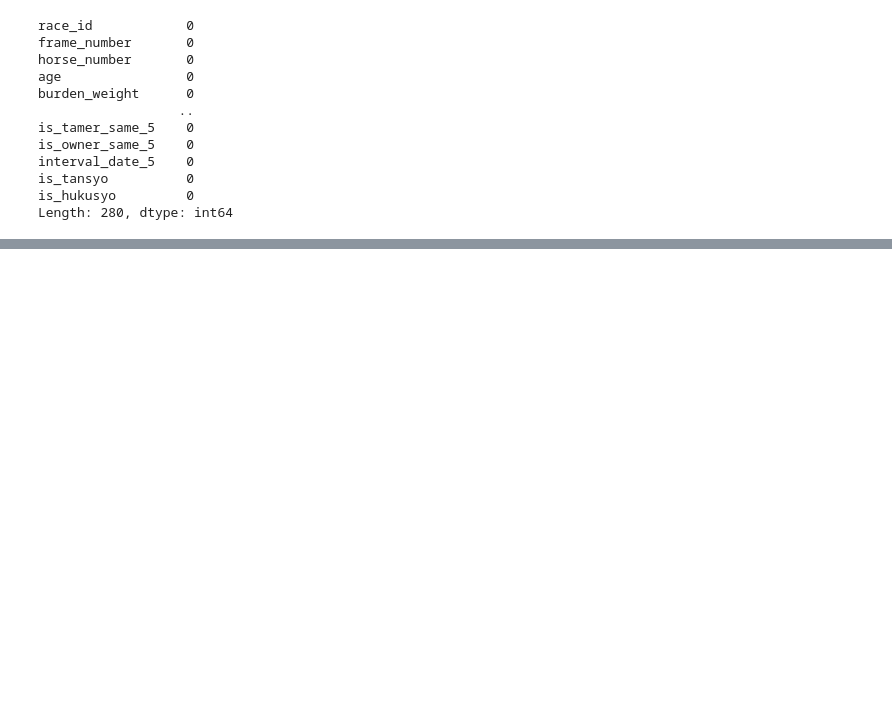
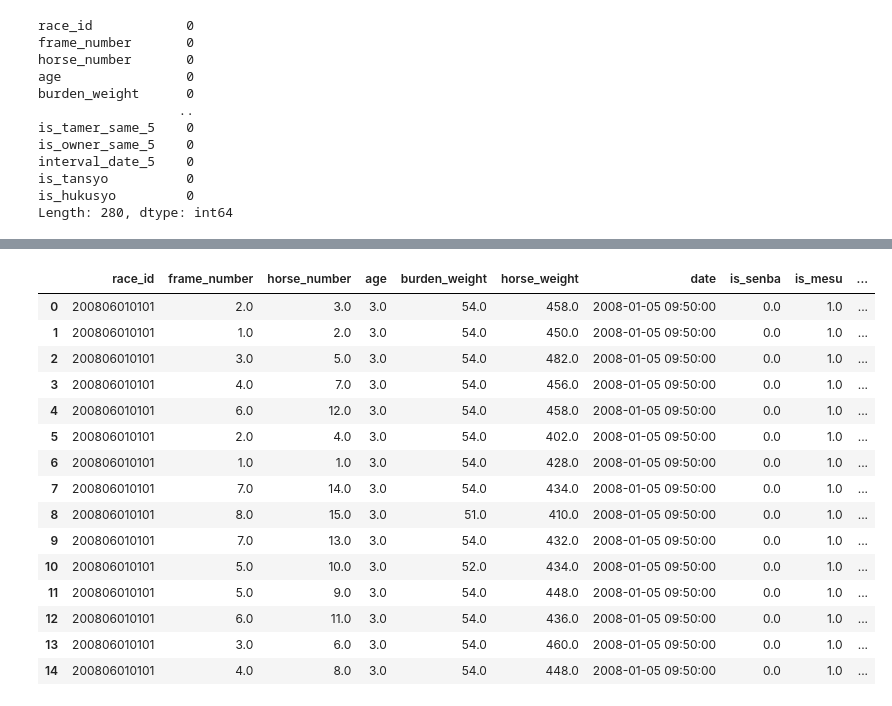
Before and after one commit to unonao/race-predict, a Jupyter notebook: make_train_data.ipynb, the cells around one changed output, grey strips where cells are left out. Cells and saved outputs as stored; diff of their text form; code cells hidden in the pictures; blank space fills up the shorter version.

```diff
--- a/make_train_data.ipynb
+++ b/make_train_data.ipynb
@@ -248,3 +281,0 @@ final_df.head()
-# %%
-final_df = final_df.sort_values("date")
-final_df.to_csv("csv/final_data.csv", index=False)
@@ -252,0 +282,19 @@ final_df = pd.read_csv("csv/final_data.csv")
+# %%
+final_df[final_df["race_id"] == 200806010101]
+# %% [output]
+|  | race_id | frame_number | horse_number | age | burden_weight | horse_weight | date | is_senba | is_mesu | ... |
+| 0 | 200806010101 | 2.0 | 3.0 | 3.0 | 54.0 | 458.0 | 2008-01-05 09:50:00 | 0.0 | 1.0 | ... |
+| 1 | 200806010101 | 1.0 | 2.0 | 3.0 | 54.0 | 450.0 | 2008-01-05 09:50:00 | 0.0 | 1.0 | ... |
+| 2 | 200806010101 | 3.0 | 5.0 | 3.0 | 54.0 | 482.0 | 2008-01-05 09:50:00 | 0.0 | 1.0 | ... |
+| 3 | 200806010101 | 4.0 | 7.0 | 3.0 | 54.0 | 456.0 | 2008-01-05 09:50:00 | 0.0 | 1.0 | ... |
+| 4 | 200806010101 | 6.0 | 12.0 | 3.0 | 54.0 | 458.0 | 2008-01-05 09:50:00 | 0.0 | 1.0 | ... |
+| 5 | 200806010101 | 2.0 | 4.0 | 3.0 | 54.0 | 402.0 | 2008-01-05 09:50:00 | 0.0 | 1.0 | ... |
+| 6 | 200806010101 | 1.0 | 1.0 | 3.0 | 54.0 | 428.0 | 2008-01-05 09:50:00 | 0.0 | 1.0 | ... |
+| 7 | 200806010101 | 7.0 | 14.0 | 3.0 | 54.0 | 434.0 | 2008-01-05 09:50:00 | 0.0 | 1.0 | ... |
+| 8 | 200806010101 | 8.0 | 15.0 | 3.0 | 51.0 | 410.0 | 2008-01-05 09:50:00 | 0.0 | 1.0 | ... |
+| 9 | 200806010101 | 7.0 | 13.0 | 3.0 | 54.0 | 432.0 | 2008-01-05 09:50:00 | 0.0 | 1.0 | ... |
+| 10 | 200806010101 | 5.0 | 10.0 | 3.0 | 52.0 | 434.0 | 2008-01-05 09:50:00 | 0.0 | 1.0 | ... |
+| 11 | 200806010101 | 5.0 | 9.0 | 3.0 | 54.0 | 448.0 | 2008-01-05 09:50:00 | 0.0 | 1.0 | ... |
+| 12 | 200806010101 | 6.0 | 11.0 | 3.0 | 54.0 | 436.0 | 2008-01-05 09:50:00 | 0.0 | 1.0 | ... |
+| 13 | 200806010101 | 3.0 | 6.0 | 3.0 | 54.0 | 460.0 | 2008-01-05 09:50:00 | 0.0 | 1.0 | ... |
+| 14 | 200806010101 | 4.0 | 8.0 | 3.0 | 54.0 | 448.0 | 2008-01-05 09:50:00 | 0.0 | 1.0 | ... |
```
Also changed, not shown: parts of 14 cells of this notebook, 1 other file.
